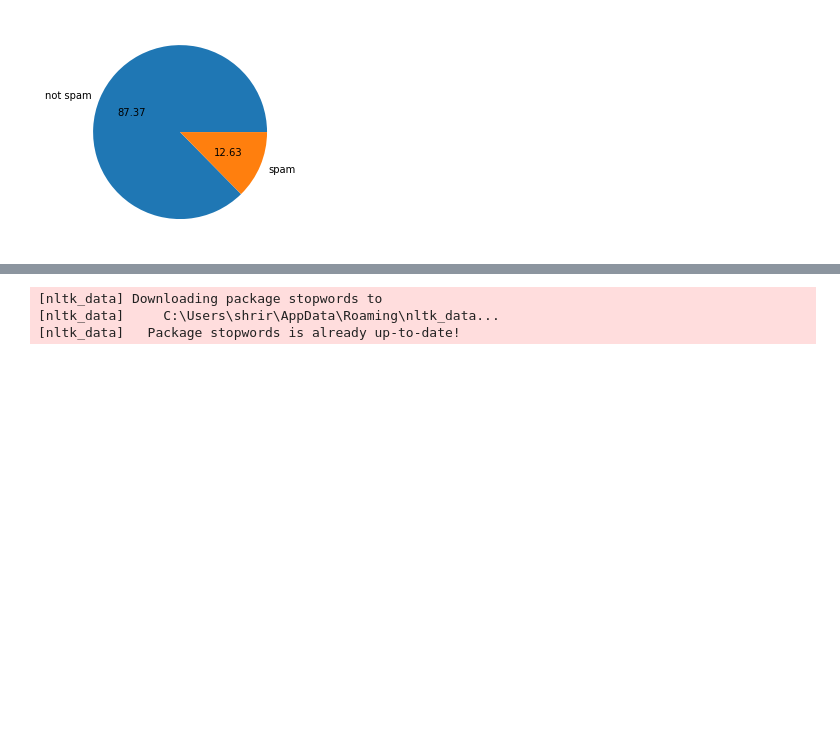
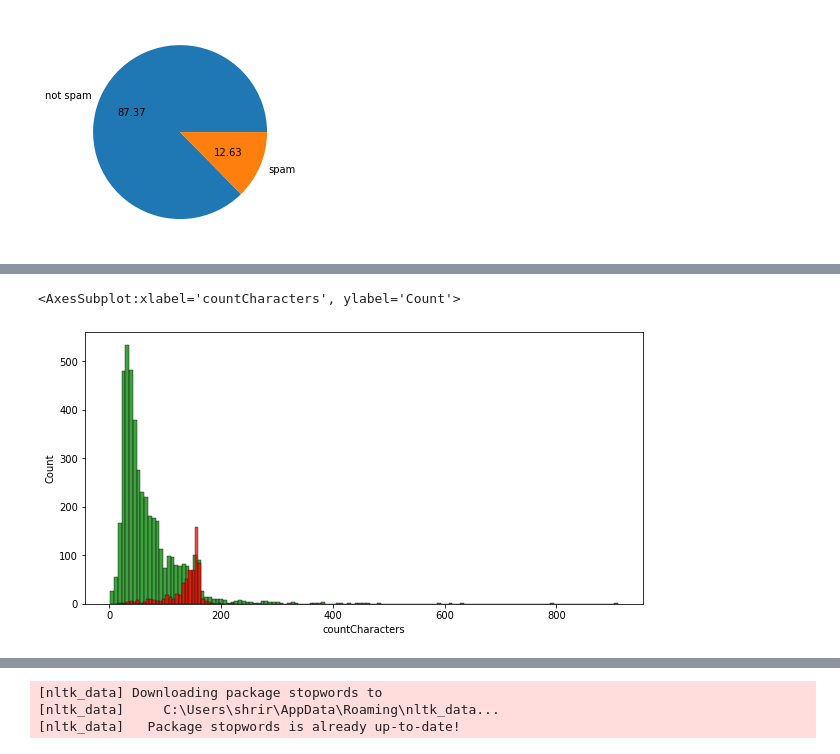
Before and after one commit to shrirama2002/sms_spam_detection, a Jupyter notebook: smsSpamDetection.ipynb, the cells around one changed output, grey strips where cells are left out. Cells and saved outputs as stored; diff of their text form; code cells hidden in the pictures; blank space fills up the shorter version.

```diff
--- a/smsSpamDetection.ipynb
+++ b/smsSpamDetection.ipynb
@@ -46,3 +78,11 @@ data.drop(columns={'Unnamed: 2','Unnamed: 3','Unnamed: 4'},inplace=True)
 # %%
 #rename attributes
 data.rename(columns={"class":"result","message":"input"},inplace=True)
+# %%
+#convert from categorical to numerical
+#convert from spam and ham to 1 and 0
+encoder = LabelEncoder()
+data['result'] = encoder.fit_transform(data['result'])
+
+#display edited dataframe
+data.head()
@@ -66,7 +113,7 @@ data.duplicated().sum()
 403
 # %%
 #remove duplicates
-data = data.drop_duplicates()
+data = data.drop_duplicates(keep='first')
 # %%
 #check if duplicates are removed
 data.duplicated().sum()
@@ -106,4 +146,12 @@ nltk.download('all')
 True
-# %%
-#replace the ham with 0 and spam to 1
-data = data.replace({'ham':0,'spam':1})
+# %%
+#creating a new column with count of characters
+data['countCharacters'] = data['input'].apply(len)
+
+#creating a new column with count of words
+data['countWords'] = data['input'].apply(lambda i:len(nltk.word_tokenize(i)))
+#'word_tokenize' function takes a string of text as input and returns a list of words
+
+#creating a new column with count of sentences
+data['countSentences'] = data['input'].apply(lambda i:len(nltk.sent_tokenize(i)))
+#'sent tokenize' function takes a string of text as input and returns a list of sentences
@@ -109,0 +206,9 @@ data = data.replace({'ham':0,'spam':1})
+# %%
+#ploting a histogram using seaborn
+plt.figure(figsize=(10,5))
+sns.histplot(data[data['result'] == 0]['countCharacters'],color="green")
+sns.histplot(data[data['result'] == 1]['countCharacters'],color="red")
+# red = SPAM green = NOT SPAM
+# %% [output]
+<AxesSubplot:xlabel='countCharacters', ylabel='Count'>
+[figure, added]
```
Also changed, not shown: parts of 27 cells of this notebook.
